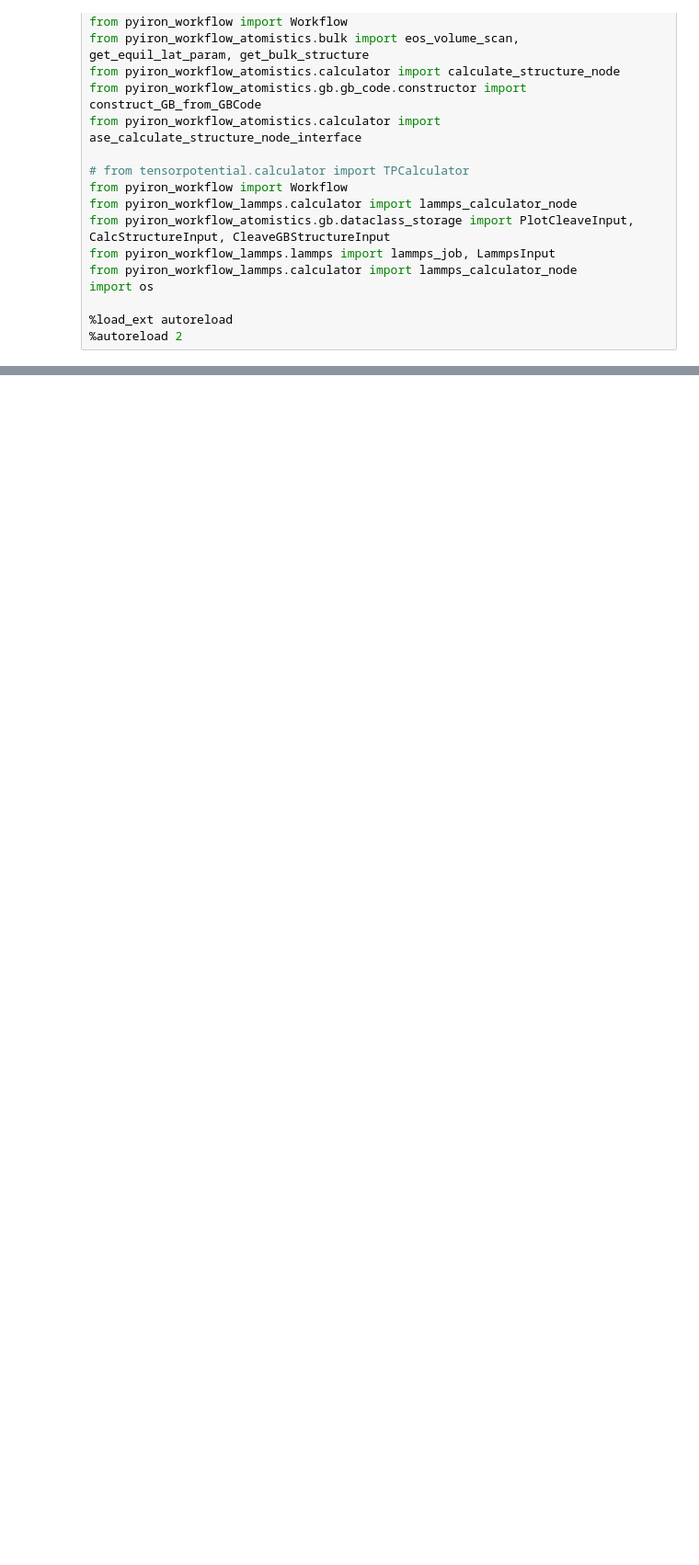
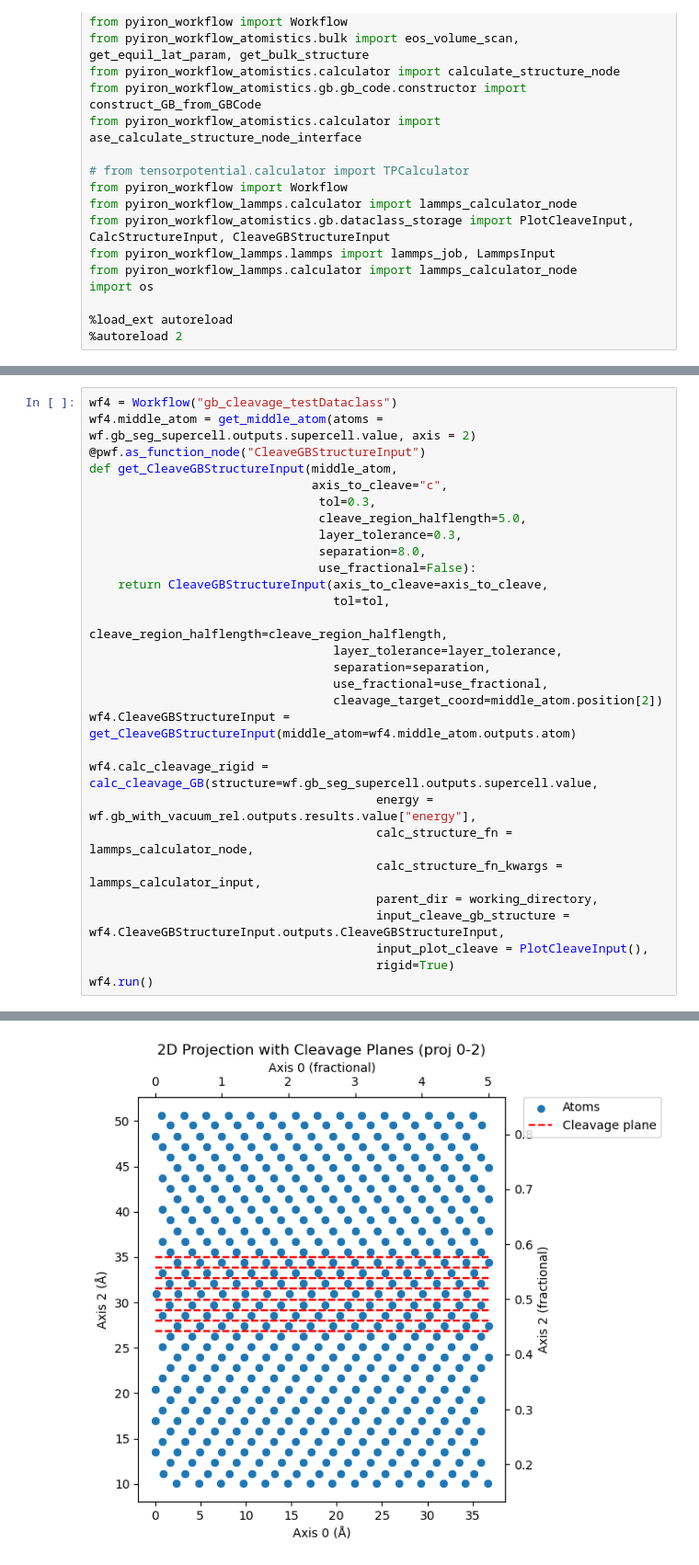
Before and after one commit to pyiron/pyiron_workflow_atomistics, a Jupyter notebook: notebooks/20250713_GB_Opt_Seg_Cleave.ipynb, the cells around one changed output, grey strips where cells are left out. Shown: that part at 92% size. Drawn from its saved outputs; the diff is of its cells as text; blank space fills up the shorter version.

Commit message:
cleavage

```diff
--- a/notebooks/20250713_GB_Opt_Seg_Cleave.ipynb
+++ b/notebooks/20250713_GB_Opt_Seg_Cleave.ipynb
@@ -166,3 +225,33 @@ MSONAtoms(symbols='Fe36', pbc=True, cell=[2.44925629, 3.99961877, 41.85474360997
 [figure]
 [figure]
 [figure]
+# %%
+wf4 = Workflow("gb_cleavage_testDataclass")
+wf4.middle_atom = get_middle_atom(atoms = wf.gb_seg_supercell.outputs.supercell.value, axis = 2)
+@pwf.as_function_node("CleaveGBStructureInput")
+def get_CleaveGBStructureInput(middle_atom,
+                               axis_to_cleave="c",
+                                tol=0.3,
+                                cleave_region_halflength=5.0,
+                                layer_tolerance=0.3,
+                                separation=8.0,
+                                use_fractional=False):
+    return CleaveGBStructureInput(axis_to_cleave=axis_to_cleave,
+                                  tol=tol,
+                                  cleave_region_halflength=cleave_region_halflength,
+                                  layer_tolerance=layer_tolerance,
+                                  separation=separation,
+                                  use_fractional=use_fractional,
+                                  cleavage_target_coord=middle_atom.position[2])
+wf4.CleaveGBStructureInput = get_CleaveGBStructureInput(middle_atom=wf4.middle_atom.outputs.atom)
+
+wf4.calc_cleavage_rigid = calc_cleavage_GB(structure=wf.gb_seg_supercell.outputs.supercell.value,
+                                        energy = wf.gb_with_vacuum_rel.outputs.results.value["energy"],
+                                        calc_structure_fn = lammps_calculator_node,
+                                        calc_structure_fn_kwargs = lammps_calculator_input,
+                                        parent_dir = working_directory,
+                                        input_cleave_gb_structure = wf4.CleaveGBStructureInput.outputs.CleaveGBStructureInput,
+                                        input_plot_cleave = PlotCleaveInput(),
+                                        rigid=True)
+wf4.run()
+# %% [output]
@@ -168,0 +275 @@ MSONAtoms(symbols='Fe36', pbc=True, cell=[2.44925629, 3.99961877, 41.85474360997
+[figure, added]
```
Also changed, not shown: parts of 12 cells of this notebook.
